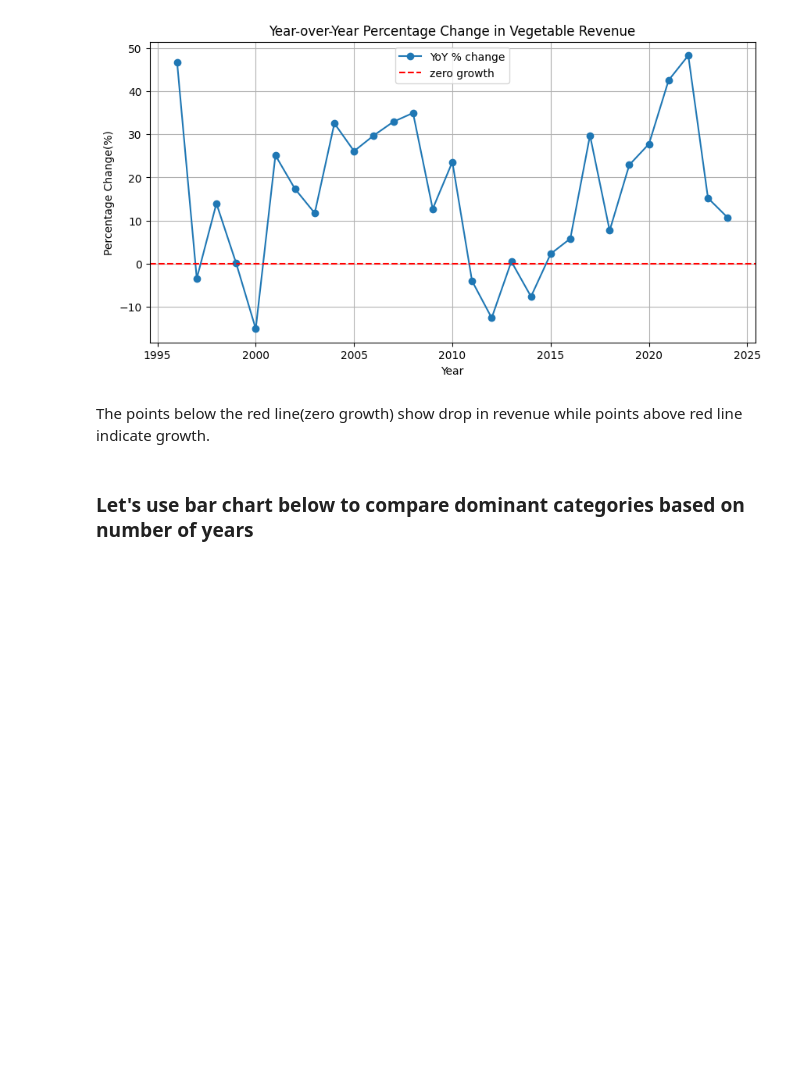
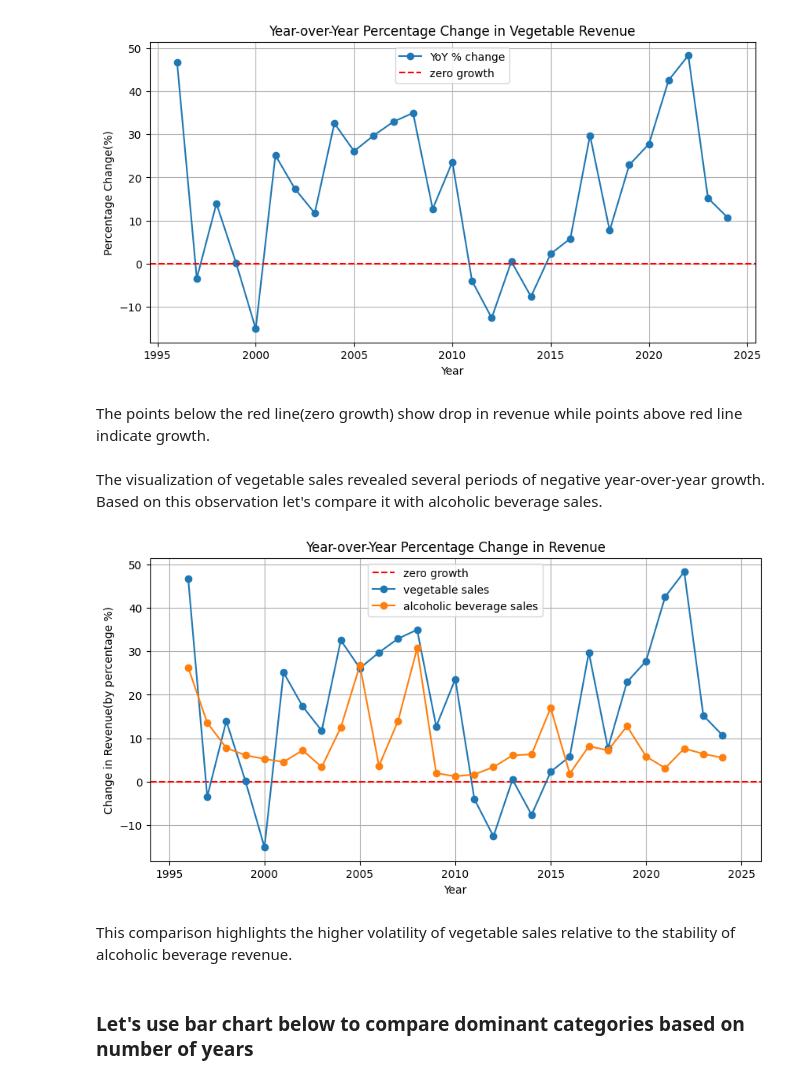
Before and after one commit to kamilnazarli/sales_analysis, a Jupyter notebook: revenue_analysis.ipynb, the cells around one changed output. Cells and saved outputs as stored; diff of their text form; code cells hidden in the pictures; blank space fills up the shorter version.

```diff
--- a/revenue_analysis.ipynb
+++ b/revenue_analysis.ipynb
@@ -114,7 +114,7 @@ col_map = {
     "Digər qruplara daxil edilməyən kənd təsərrüfatı xammalının pərakəndə satışı (min manat)":
         "other_agricultural_raw_materials"
 }
-df.rename(columns=col_map, inplace=True)
+df = df.rename(columns=col_map)
 # %%
 #to read first five rows of dataframe to see how dataframe changed
 #the columns represent revenue measured in thousand manat
@@ -385,22 +385,21 @@ df.head()
 # %%
 #in our data the years are given in a decreasing order
 #for percentage change we have to define them in an increasing order
-percentage_change = df['alcoholic_beverages'][::-1].reset_index(drop=True).pct_change()*100
-
+percentage_change_a = df.set_index('year')['alcoholic_beverages'][::-1].pct_change()*100
 plt.grid()
 plt.title('Alcoholic Beverage Revenue')
 plt.xlabel('Year')
 plt.ylabel('Change in Revenue(by percentage %)')
 plt.xlim([1994, 2026])
 
-plt.plot(df['year'][::-1].reset_index(drop=True), percentage_change, marker='o')
+plt.plot(df['year'][::-1].reset_index(drop=True), percentage_change_a, marker='o')
 
-plt.scatter(df['year'][::-1].reset_index(drop=True)[percentage_change.idxmin()],
-                percentage_change[percentage_change.idxmin()],
-                    c='r', s=100, label='lowest')
-plt.scatter(df['year'][::-1].reset_index(drop=True)[percentage_change.idxmax()],
-                percentage_change[percentage_change.idxmax()],
-                    c='g', s=100, label='highest')
+plt.scatter(percentage_change_a.idxmin(),
+            percentage_change_a[percentage_change_a.idxmin()],
+            c='r', s=100, label='lowest')
+plt.scatter(percentage_change_a.idxmax(),
+            percentage_change_a[percentage_change_a.idxmax()],
+            c='g', s=100, label='highest')
 plt.legend()
 plt.show()
 # %% [output]
@@ -433,11 +432,12 @@ The change in vegetable sales starting from 2019 could be explained by COVID 19
 # %% [markdown]
 ### Now, let's plot changes in vegetable revenue to see the growth visually.
 # %%
+percentage_change_v = df.set_index('year')['total_vegetable'][::-1].pct_change()*100
 plt.figure(figsize=(10, 5))
 plt.title('Year-over-Year Percentage Change in Vegetable Revenue')
 plt.xlabel('Year')
 plt.ylabel('Percentage Change(%)')
-plt.plot(df.set_index('year')['total_vegetable'][::-1].pct_change()*100, marker='o', label='YoY % change')
+plt.plot(percentage_change_v, marker='o', label='YoY % change')
 plt.axhline(y=0, c='r', linestyle='--', label='zero growth')
 plt.grid(True)
 plt.legend(loc='upper center')
@@ -446,6 +446,28 @@ plt.show()
 [figure]
 # %% [markdown]
 The points below the red line(zero growth) show drop in revenue while points above red line indicate growth.
+# %% [markdown]
+The visualization of vegetable sales revealed several periods of negative year-over-year growth. Based on this observation let's compare it with alcoholic beverage sales.
+# %%
+plt.figure(figsize=(10, 5))
+plt.title('Year-over-Year Percentage Change in Revenue')
+plt.xlabel('Year')
+plt.ylabel('Change in Revenue(by percentage %)')
+plt.xlim([1994, 2026])
+
+percentage_change_a = df.set_index('year')['alcoholic_beverages'][::-1].pct_change()*100
+percentage_change_v = df.set_index('year')['total_vegetable'][::-1].pct_change()*100
+
+plt.axhline(y=0, c='r', linestyle='--', label='zero growth')
+plt.plot(percentage_change_v, marker='o', label='vegetable sales')
+plt.plot(percentage_change_a, marker='o', label='alcoholic beverage sales')
+plt.grid()
+plt.legend(loc='upper center')
+plt.show()
+# %% [output]
+[figure, added]
+# %% [markdown]
+This comparison highlights the higher volatility of vegetable sales relative to the stability of alcoholic beverage revenue.
 # %% [markdown]
 ### Let's use bar chart below to compare dominant categories based on number of years
 # %%
```
Also changed, not shown: parts of 5 cells of this notebook.
